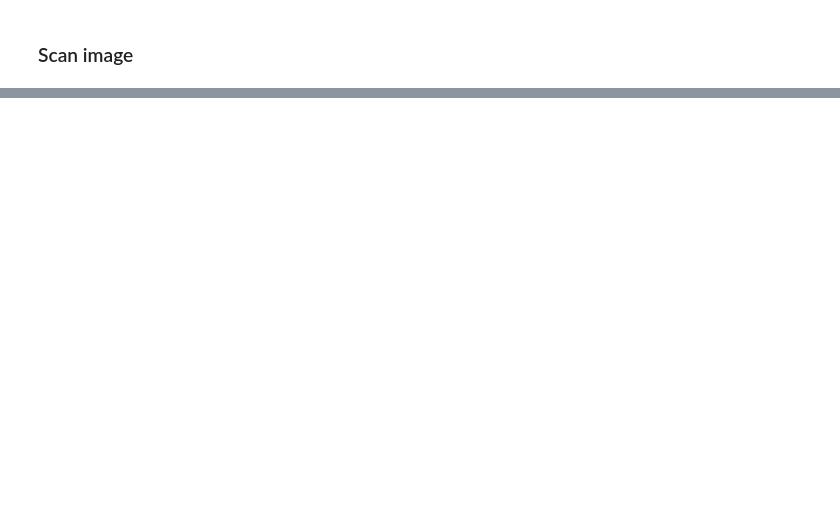
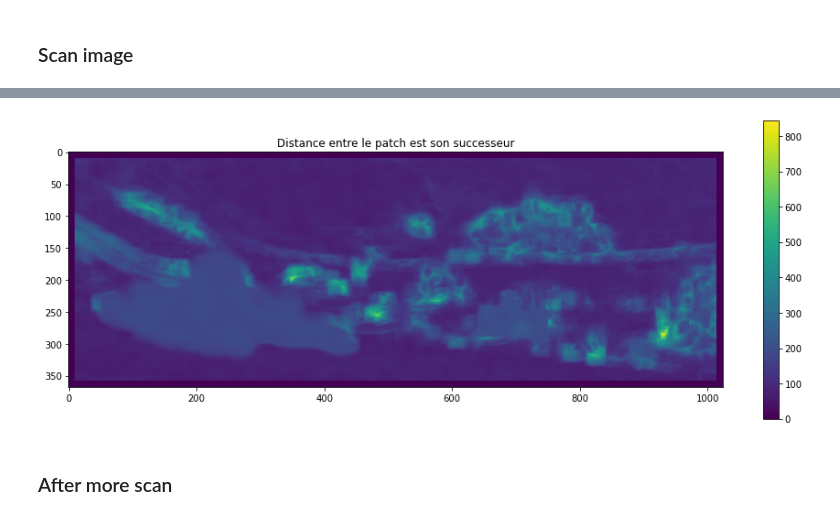
Before and after one commit to decarpentierg/patchmatch, a Jupyter notebook: test.ipynb, the cells around one changed output, grey strips where cells are left out. Saved outputs shown, nothing was run; the diff lists cells and outputs as text; code cells hidden in the pictures; blank space fills up the shorter version.

```diff
--- a/test.ipynb
+++ b/test.ipynb
@@ -59,4 +78,10 @@ plt.show()
 # %%
+plt.figure(figsize=(16,6))
+plt.title('Distance entre le patch est son successeur')
 plt.imshow(a.dist_field)
 plt.colorbar()
 plt.show()
+# %% [output]
+[figure, added]
+# %% [markdown]
+### After more scan
```
Also changed, not shown: parts of 14 cells of this notebook.
